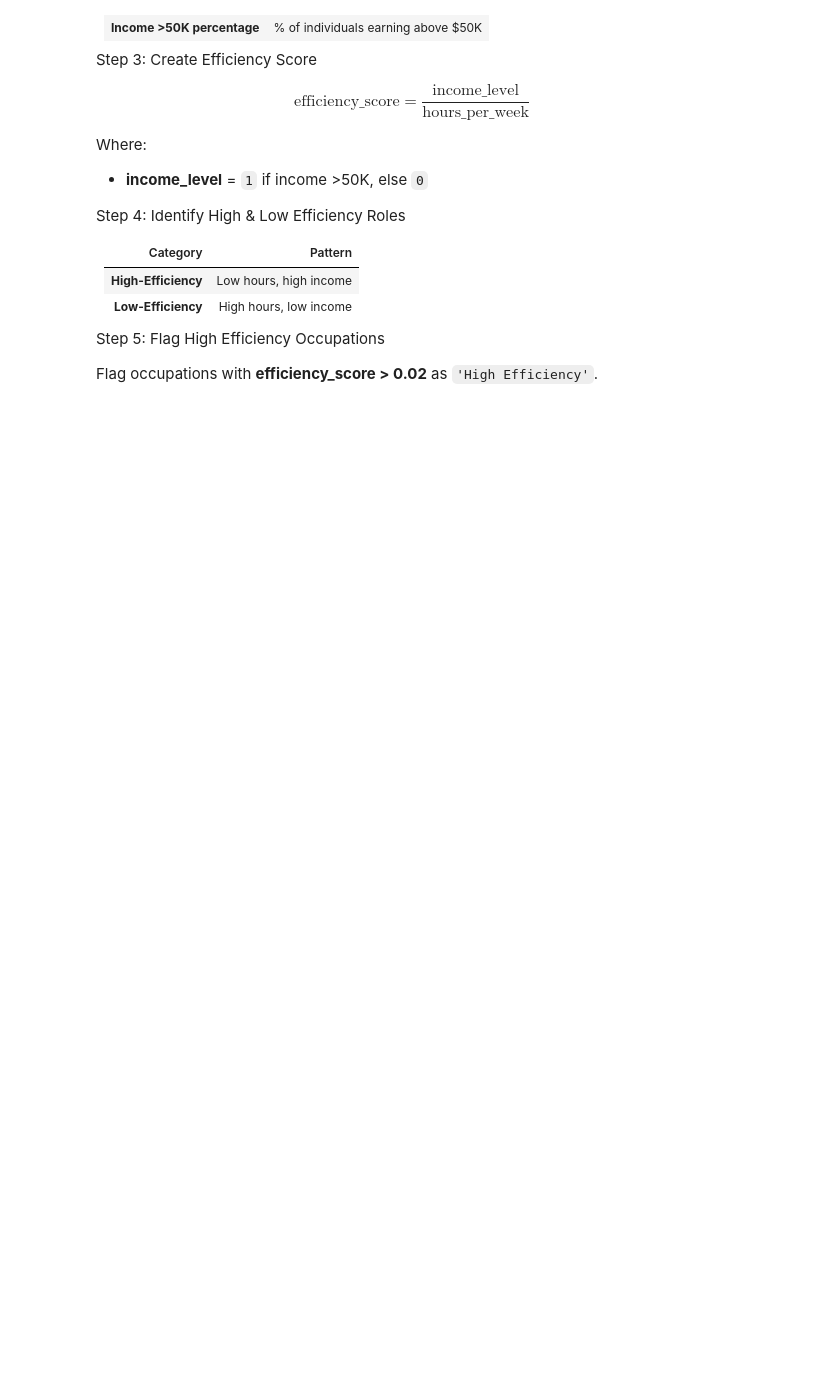
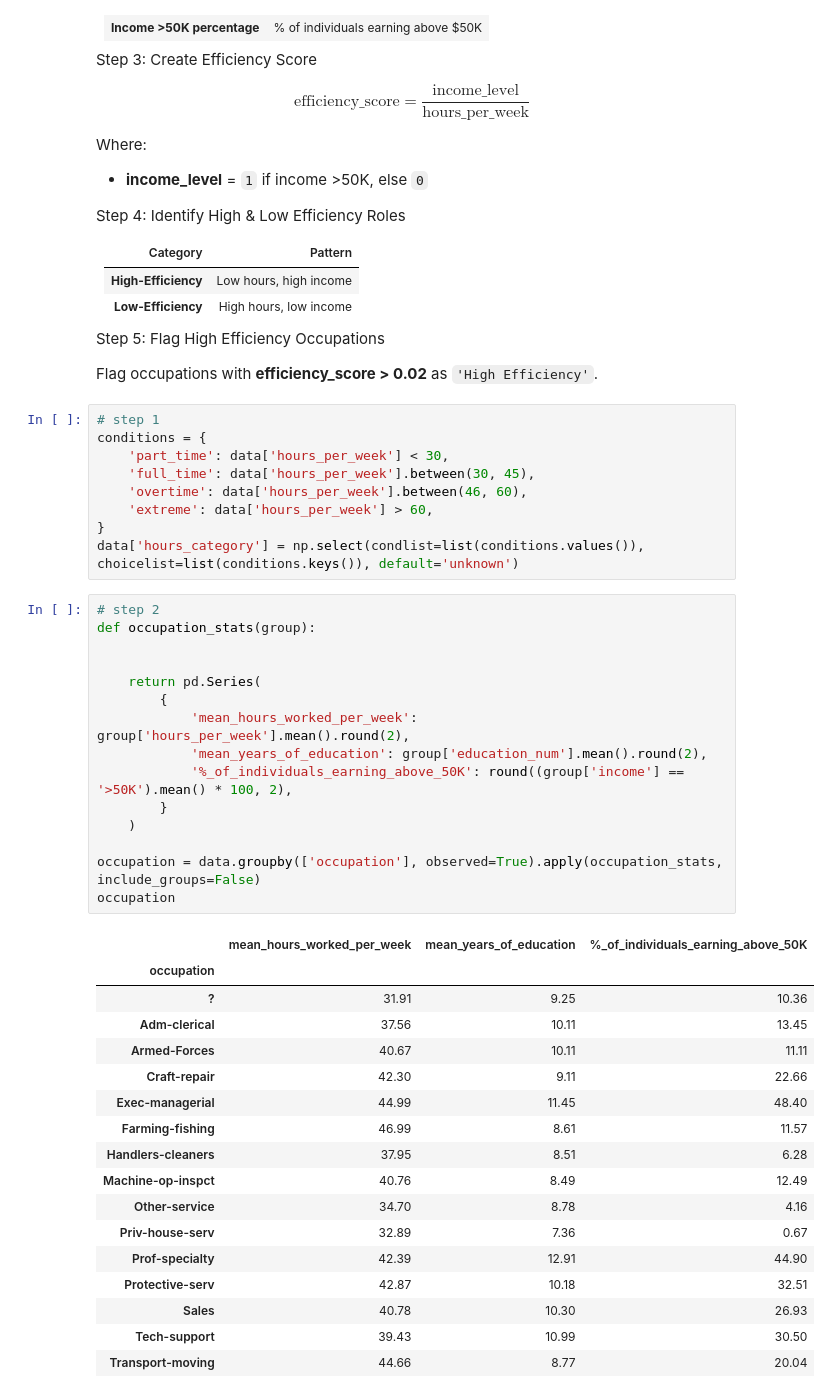
Before and after one commit to r-tavakoli/ai-ml-exercises, a Jupyter notebook: pandas/007_adult.ipynb, the cells around one changed output. Drawn from its saved outputs; the diff is of its cells as text; blank space fills up the shorter version.

Commit message:
calculating the relationship between hours worked, education, and income to find anomalies

```diff
--- a/pandas/007_adult.ipynb
+++ b/pandas/007_adult.ipynb
@@ -251,3 +251,45 @@ Step 4: Identify High & Low Efficiency Roles
 Step 5: Flag High Efficiency Occupations
 
 Flag occupations with **efficiency_score > 0.02** as `'High Efficiency'`.
+# %%
+# step 1
+conditions = {
+    'part_time': data['hours_per_week'] < 30,
+    'full_time': data['hours_per_week'].between(30, 45),
+    'overtime': data['hours_per_week'].between(46, 60),
+    'extreme': data['hours_per_week'] > 60,
+}
+data['hours_category'] = np.select(condlist=list(conditions.values()), choicelist=list(conditions.keys()), default='unknown')
+# %%
+# step 2
+def occupation_stats(group):
+
+
+    return pd.Series(
+        {
+            'mean_hours_worked_per_week': group['hours_per_week'].mean().round(2),
+            'mean_years_of_education': group['education_num'].mean().round(2),
+            '%_of_individuals_earning_above_50K': round((group['income'] == '>50K').mean() * 100, 2),
+        }
+    )
+
+occupation = data.groupby(['occupation'], observed=True).apply(occupation_stats, include_groups=False)
+occupation
+# %% [output]
+|  | mean_hours_worked_per_week | mean_years_of_education | %_of_individuals_earning_above_50K |
+| occupation |  |  |  |
+| ? | 31.91 | 9.25 | 10.36 |
+| Adm-clerical | 37.56 | 10.11 | 13.45 |
+| Armed-Forces | 40.67 | 10.11 | 11.11 |
+| Craft-repair | 42.30 | 9.11 | 22.66 |
+| Exec-managerial | 44.99 | 11.45 | 48.40 |
+| Farming-fishing | 46.99 | 8.61 | 11.57 |
+| Handlers-cleaners | 37.95 | 8.51 | 6.28 |
+| Machine-op-inspct | 40.76 | 8.49 | 12.49 |
+| Other-service | 34.70 | 8.78 | 4.16 |
+| Priv-house-serv | 32.89 | 7.36 | 0.67 |
+| Prof-specialty | 42.39 | 12.91 | 44.90 |
+| Protective-serv | 42.87 | 10.18 | 32.51 |
+| Sales | 40.78 | 10.30 | 26.93 |
+| Tech-support | 39.43 | 10.99 | 30.50 |
+| Transport-moving | 44.66 | 8.77 | 20.04 |
```
Also changed, not shown: parts of 5 cells of this notebook.
